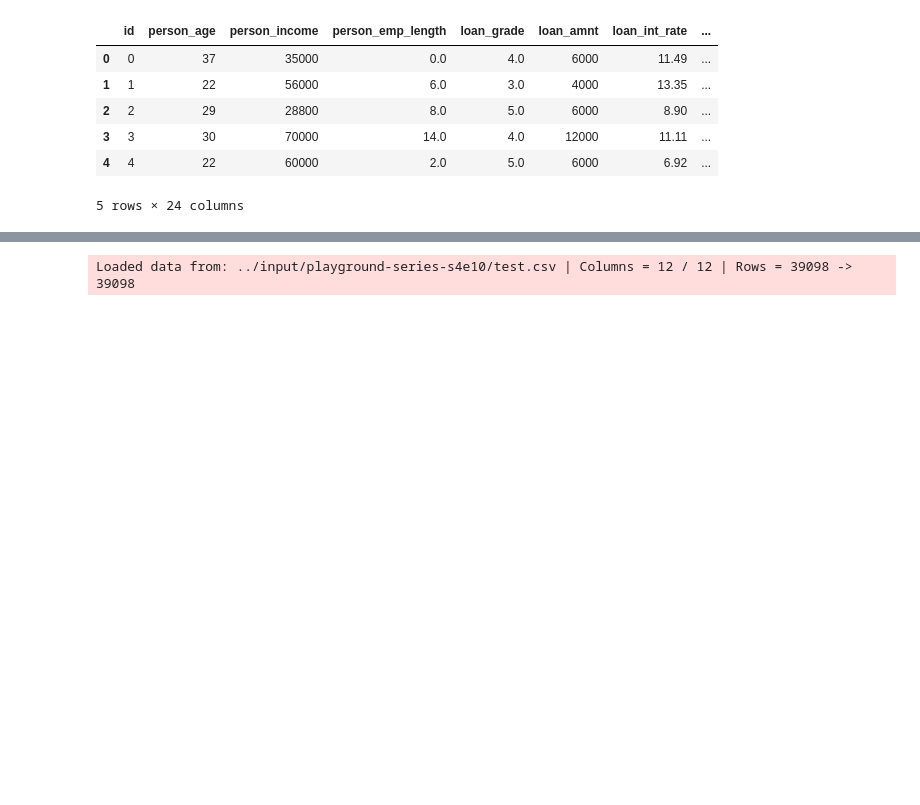
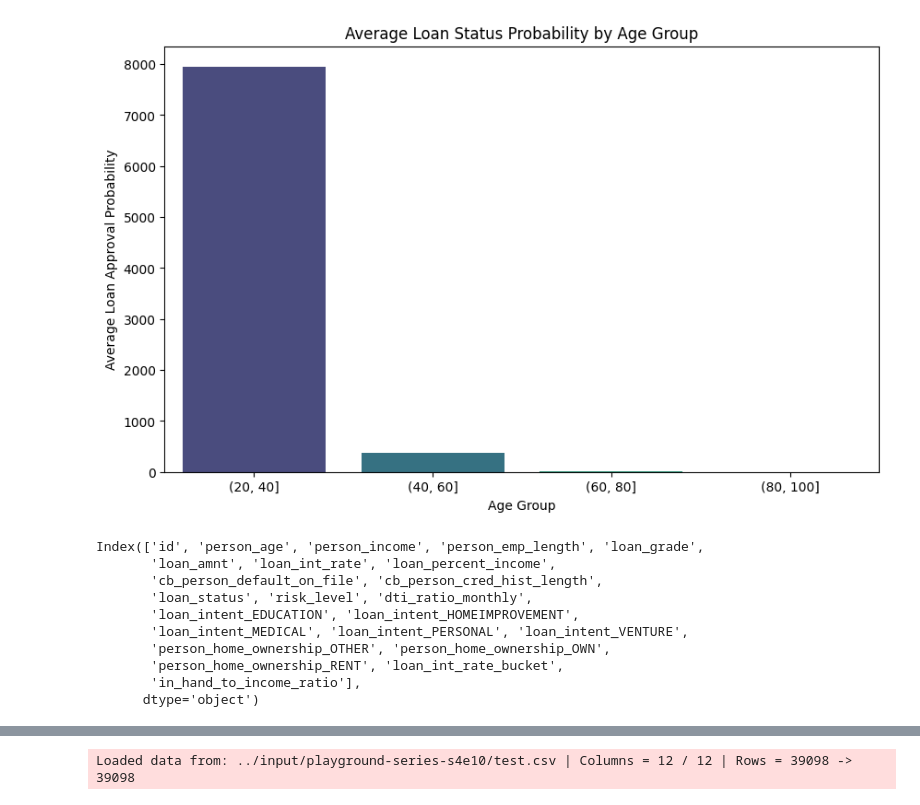
Before and after one commit to njoysubho/datascience, a Jupyter notebook: loan-approval.ipynb, the cells around one changed output, grey strips where cells are left out. Drawn from its saved outputs; the diff is of its cells as text; code cells hidden in the pictures; blank space fills up the shorter version.

Commit message:
age binning for loan_status

```diff
--- a/loan-approval.ipynb
+++ b/loan-approval.ipynb
@@ -38,0 +45,16 @@ data.head()
+# %%
+age_bins = [20, 40, 60,80,100]
+data['age_group'] = pd.cut(data['person_age'], bins=age_bins)
+
+# Calculate mean loan_status probability for each age bin
+age_group_status = data[data['loan_status'] == 1].groupby('age_group')['loan_status'].count().reset_index()
+
+# Plot the mean loan_status by age group
+plt.figure(figsize=(10, 6))
+sns.barplot(x='age_group', y='loan_status', data=age_group_status, palette='viridis')
+plt.title("Average Loan Status Probability by Age Group")
+plt.xlabel("Age Group")
+plt.ylabel("Average Loan Approval Probability")
+plt.show()
+# %% [output]
+[figure, added]
@@ -67,13 +98,16 @@ data['loan_grade'] = data['loan_grade'].map(loan_grade_mapping)
 # %%
-data.head()
+data.columns
 # %% [output]
-|  | id | person_age | person_income | person_emp_length | loan_grade | loan_amnt | loan_int_rate | ... |
-| 0 | 0 | 37 | 35000 | 0.0 | 4.0 | 6000 | 11.49 | ... |
-| 1 | 1 | 22 | 56000 | 6.0 | 3.0 | 4000 | 13.35 | ... |
-| 2 | 2 | 29 | 28800 | 8.0 | 5.0 | 6000 | 8.90 | ... |
-| 3 | 3 | 30 | 70000 | 14.0 | 4.0 | 12000 | 11.11 | ... |
-| 4 | 4 | 22 | 60000 | 2.0 | 5.0 | 6000 | 6.92 | ... |
-5 rows × 24 columns
+Index(['id', 'person_age', 'person_income', 'person_emp_length', 'loan_grade',
+       'loan_amnt', 'loan_int_rate', 'loan_percent_income',
+       'cb_person_default_on_file', 'cb_person_cred_hist_length',
+       'loan_status', 'risk_level', 'dti_ratio_monthly',
+       'loan_intent_EDUCATION', 'loan_intent_HOMEIMPROVEMENT',
+       'loan_intent_MEDICAL', 'loan_intent_PERSONAL', 'loan_intent_VENTURE',
+       'person_home_ownership_OTHER', 'person_home_ownership_OWN',
+       'person_home_ownership_RENT', 'loan_int_rate_bucket',
+       'in_hand_to_income_ratio'],
+      dtype='object')
 # %%
 from autogluon.tabular import TabularDataset, TabularPredictor
 
```
Also changed, not shown: parts of 11 cells of this notebook.
